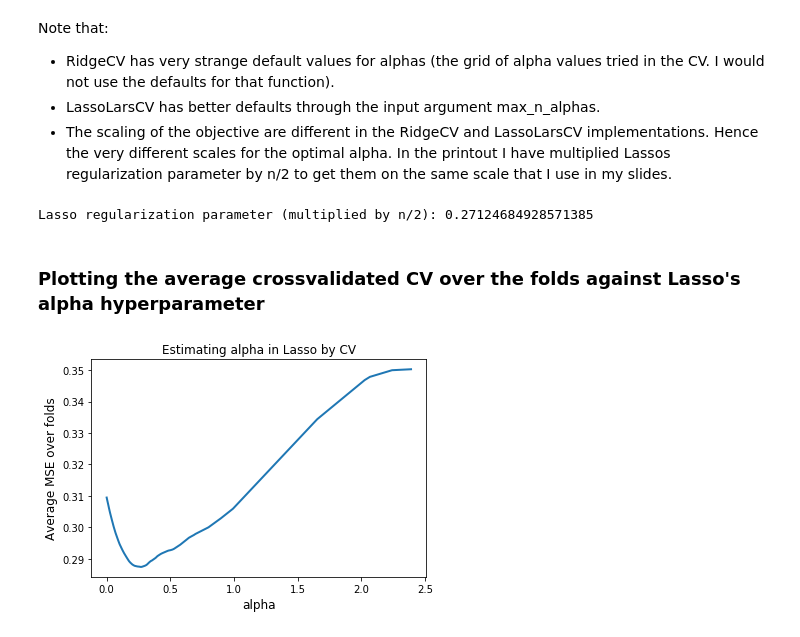
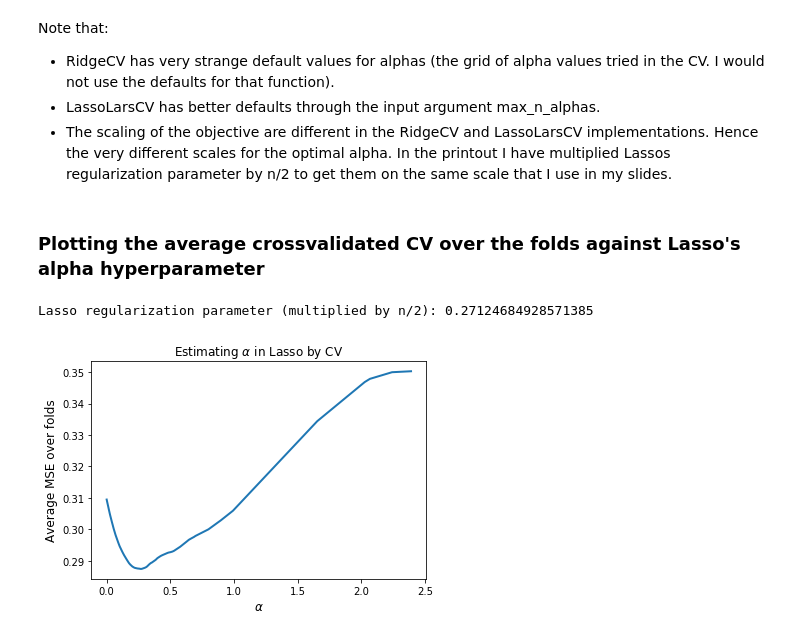
Before and after one commit to STIMALiU/ml4industry, a Jupyter notebook: Extras/VariableSelection.ipynb, the cells around one changed output. Cells and saved outputs as stored; diff of their text form; code cells hidden in the pictures.

```diff
--- a/Extras/VariableSelection.ipynb
+++ b/Extras/VariableSelection.ipynb
@@ -73,24 +73,21 @@ for that function).
 * The scaling of the objective are different in the RidgeCV and LassoLarsCV implementations.
     Hence the very different scales for the optimal alpha. In the printout I have multiplied Lassos regularization parameter
     by n/2 to get them on the same scale that I use in my slides.
-# %%
-# Lasso regularization CV
-
-
-# Lasso CV
-regModel = linear_model.LassoLarsCV(cv = 5)
-regModel.fit(X = X, y = y);
-wLasso = regModel.coef_
-print('Lasso regularization parameter (multiplied by n/2): ' + str((n/2)*regModel.alpha_))
-# %% [output]
-Lasso regularization parameter (multiplied by n/2): 0.27124684928571385
 # %% [markdown]
 ### Plotting the average crossvalidated CV over the folds against Lasso's alpha hyperparameter
+# %%
+# Refitting the LassoLarsCV
+regModel = linear_model.LassoLarsCV(cv = 5)
+regModel.fit(X = X, y = y);
+wLasso = regModel.coef_
+print('Lasso regularization parameter (multiplied by n/2): ' + str((n/2)*regModel.alpha_))
+# %% [output]
+Lasso regularization parameter (multiplied by n/2): 0.27124684928571385
 # %%
 plt.plot((n/2)*regModel.cv_alphas_,np.mean(regModel.mse_path_,axis = 1), linewidth = 2)
-plt.xlabel('alpha', fontsize = 12)
+plt.xlabel('$\\alpha$', fontsize = 12)
 plt.ylabel('Average MSE over folds', fontsize = 12)
-plt.title('Estimating alpha in Lasso by CV', fontsize = 12);
+plt.title('Estimating $\\alpha$ in Lasso by CV', fontsize = 12);
 #plt.savefig('LassoCV.pdf')
 # %% [output]
-[figure, old version]
+[figure, new version]
```
Also changed, not shown: parts of 2 cells of this notebook, 2 other files.
